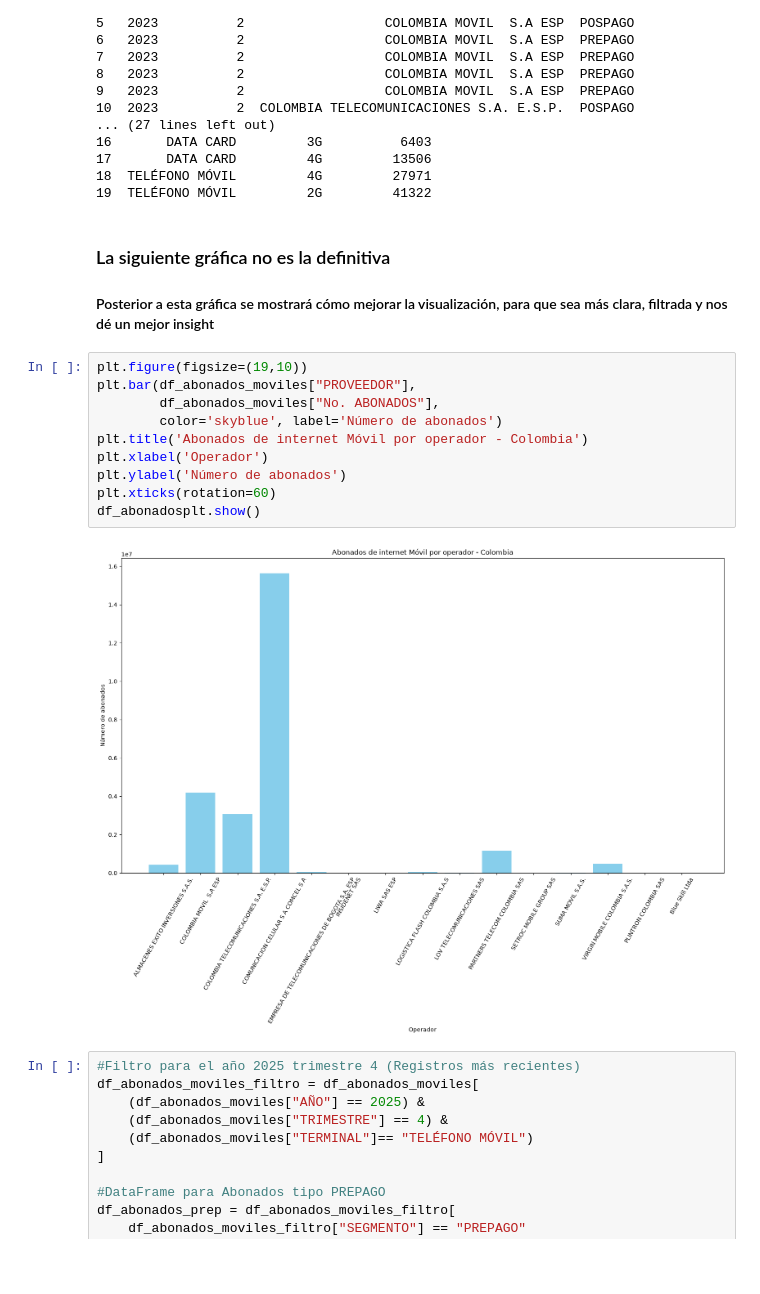
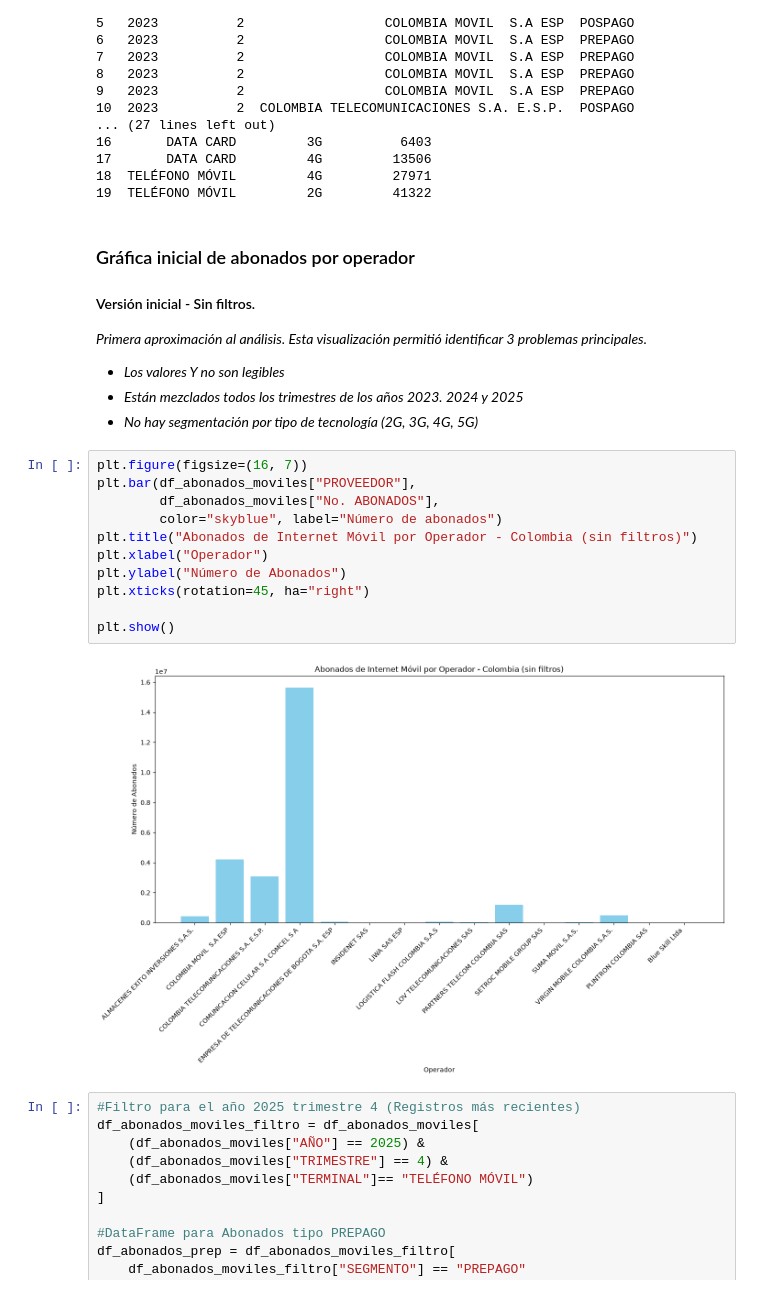
Before and after one commit to perezg1611/analisis_tic, a Jupyter notebook: notebooks/02_exploracion_y_analisis.ipynb, the cells around one changed output. Saved outputs shown, nothing was run; the diff lists cells and outputs as text; blank space fills up the shorter version.

```diff
--- a/notebooks/02_exploracion_y_analisis.ipynb
+++ b/notebooks/02_exploracion_y_analisis.ipynb
@@ -60,20 +81,25 @@ print(df_abonados_moviles.head(20))
 18  TELÉFONO MÓVIL         4G         27971
 19  TELÉFONO MÓVIL         2G         41322
 # %% [markdown]
-### La siguiente gráfica no es la definitiva
-#### Posterior a esta gráfica se mostrará cómo mejorar la visualización, para que sea más clara, filtrada y nos dé un mejor insight
+### Gráfica inicial de abonados por operador
+#### Versión inicial - Sin filtros.
+*Primera aproximación al análisis. Esta visualización permitió identificar 3 problemas principales.*
+- *Los valores Y no son legibles*
+- *Están mezclados todos los trimestres de los años 2023. 2024 y 2025*
+- *No hay segmentación por tipo de tecnología (2G, 3G, 4G, 5G)*
 # %%
-plt.figure(figsize=(19,10))
+plt.figure(figsize=(16, 7))
 plt.bar(df_abonados_moviles["PROVEEDOR"],
         df_abonados_moviles["No. ABONADOS"],
-        color='skyblue', label='Número de abonados')
-plt.title('Abonados de internet Móvil por operador - Colombia')
-plt.xlabel('Operador')
-plt.ylabel('Número de abonados')
-plt.xticks(rotation=60)
-df_abonadosplt.show()
+        color="skyblue", label="Número de abonados")
+plt.title("Abonados de Internet Móvil por Operador - Colombia (sin filtros)")
+plt.xlabel("Operador")
+plt.ylabel("Número de Abonados")
+plt.xticks(rotation=45, ha="right")
+
+plt.show()
 # %% [output]
-[figure, old version]
+[figure, new version]
 # %%
 #Filtro para el año 2025 trimestre 4 (Registros más recientes)
 df_abonados_moviles_filtro = df_abonados_moviles[
```
Also changed, not shown: parts of 24 cells of this notebook, 4 other files.
